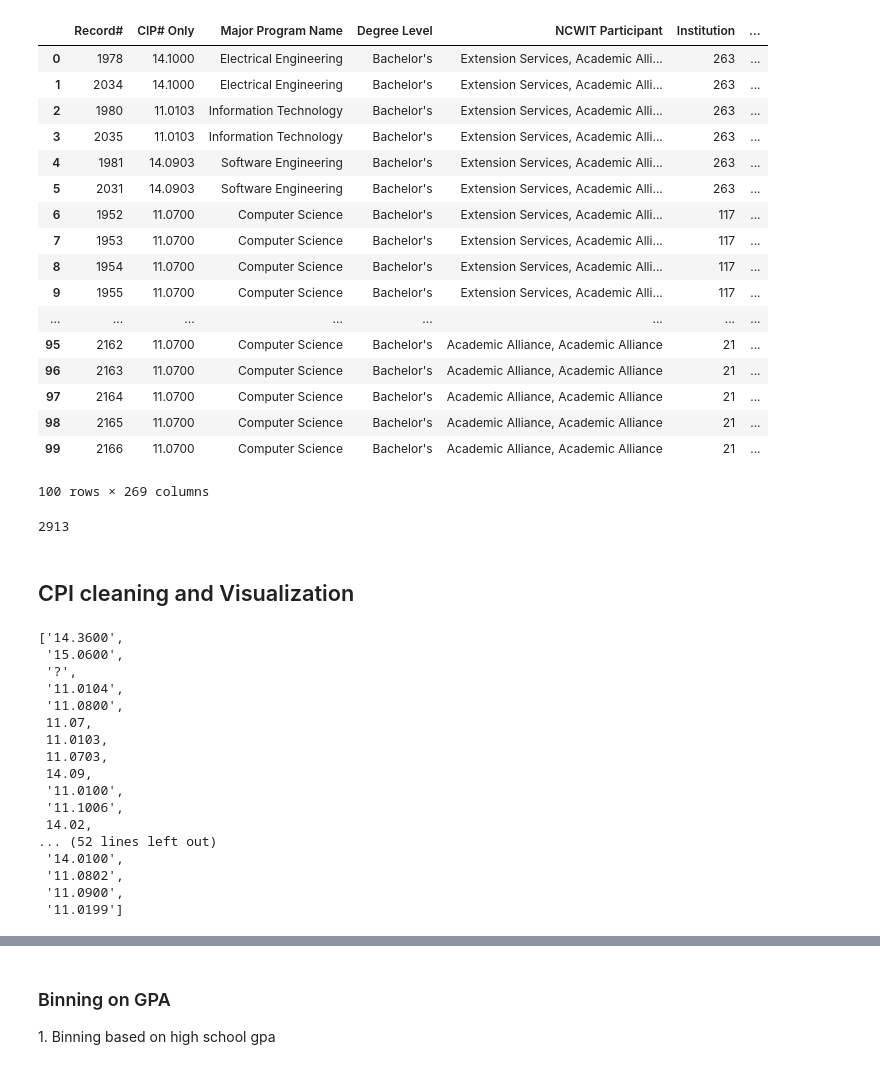
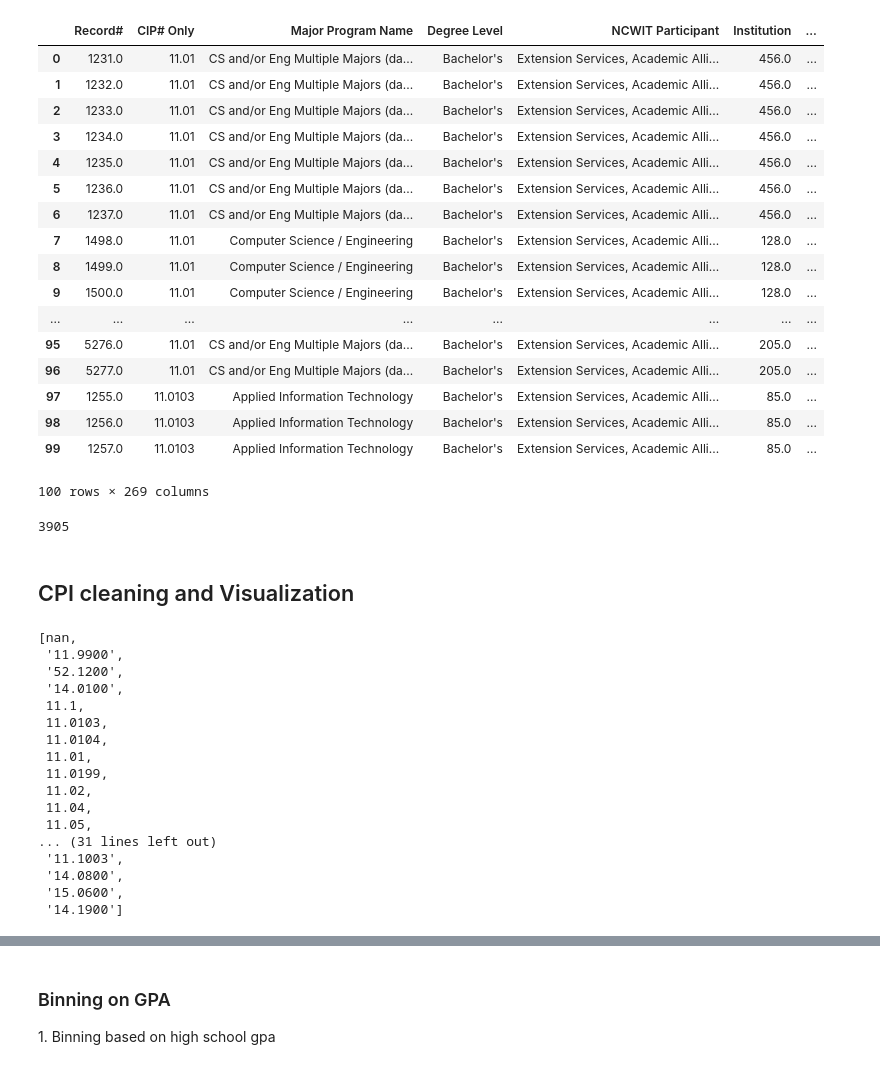
Before and after one commit to INFO-4602-5602/project-2-ncwit-team-9, a Jupyter notebook: Data_Cleaning.ipynb, the cells around one changed output, grey strips where cells are left out. Drawn from its saved outputs; the diff is of its cells as text; code cells hidden in the pictures.

```diff
--- a/Data_Cleaning.ipynb
+++ b/Data_Cleaning.ipynb
@@ -9,55 +9,55 @@ import math
 %matplotlib inline
 # %%
 #reading the file
-df = pd.read_csv("NCWIT-TrackingToolData-Scrubbed.csv")
+df = pd.read_csv("data/bin.csv")
 df.head(100)
 # %% [output]
 |  | Record# | CIP# Only | Major Program Name | Degree Level | NCWIT Participant | Institution | ... |
-| 0 | 1978 | 14.1000 | Electrical Engineering | Bachelor's | Extension Services, Academic Alli... | 263 | ... |
-| 1 | 2034 | 14.1000 | Electrical Engineering | Bachelor's | Extension Services, Academic Alli... | 263 | ... |
-| 2 | 1980 | 11.0103 | Information Technology | Bachelor's | Extension Services, Academic Alli... | 263 | ... |
-| 3 | 2035 | 11.0103 | Information Technology | Bachelor's | Extension Services, Academic Alli... | 263 | ... |
-| 4 | 1981 | 14.0903 | Software Engineering | Bachelor's | Extension Services, Academic Alli... | 263 | ... |
-| 5 | 2031 | 14.0903 | Software Engineering | Bachelor's | Extension Services, Academic Alli... | 263 | ... |
-| 6 | 1952 | 11.0700 | Computer Science | Bachelor's | Extension Services, Academic Alli... | 117 | ... |
-| 7 | 1953 | 11.0700 | Computer Science | Bachelor's | Extension Services, Academic Alli... | 117 | ... |
-| 8 | 1954 | 11.0700 | Computer Science | Bachelor's | Extension Services, Academic Alli... | 117 | ... |
-| 9 | 1955 | 11.0700 | Computer Science | Bachelor's | Extension Services, Academic Alli... | 117 | ... |
+| 0 | 1231.0 | 11.01 | CS and/or Eng Multiple Majors (da... | Bachelor's | Extension Services, Academic Alli... | 456.0 | ... |
+| 1 | 1232.0 | 11.01 | CS and/or Eng Multiple Majors (da... | Bachelor's | Extension Services, Academic Alli... | 456.0 | ... |
+| 2 | 1233.0 | 11.01 | CS and/or Eng Multiple Majors (da... | Bachelor's | Extension Services, Academic Alli... | 456.0 | ... |
+| 3 | 1234.0 | 11.01 | CS and/or Eng Multiple Majors (da... | Bachelor's | Extension Services, Academic Alli... | 456.0 | ... |
+| 4 | 1235.0 | 11.01 | CS and/or Eng Multiple Majors (da... | Bachelor's | Extension Services, Academic Alli... | 456.0 | ... |
+| 5 | 1236.0 | 11.01 | CS and/or Eng Multiple Majors (da... | Bachelor's | Extension Services, Academic Alli... | 456.0 | ... |
+| 6 | 1237.0 | 11.01 | CS and/or Eng Multiple Majors (da... | Bachelor's | Extension Services, Academic Alli... | 456.0 | ... |
+| 7 | 1498.0 | 11.01 | Computer Science / Engineering | Bachelor's | Extension Services, Academic Alli... | 128.0 | ... |
+| 8 | 1499.0 | 11.01 | Computer Science / Engineering | Bachelor's | Extension Services, Academic Alli... | 128.0 | ... |
+| 9 | 1500.0 | 11.01 | Computer Science / Engineering | Bachelor's | Extension Services, Academic Alli... | 128.0 | ... |
 | ... | ... | ... | ... | ... | ... | ... | ... |
-| 95 | 2162 | 11.0700 | Computer Science | Bachelor's | Academic Alliance, Academic Alliance | 21 | ... |
-| 96 | 2163 | 11.0700 | Computer Science | Bachelor's | Academic Alliance, Academic Alliance | 21 | ... |
-| 97 | 2164 | 11.0700 | Computer Science | Bachelor's | Academic Alliance, Academic Alliance | 21 | ... |
-| 98 | 2165 | 11.0700 | Computer Science | Bachelor's | Academic Alliance, Academic Alliance | 21 | ... |
-| 99 | 2166 | 11.0700 | Computer Science | Bachelor's | Academic Alliance, Academic Alliance | 21 | ... |
+| 95 | 5276.0 | 11.01 | CS and/or Eng Multiple Majors (da... | Bachelor's | Extension Services, Academic Alli... | 205.0 | ... |
+| 96 | 5277.0 | 11.01 | CS and/or Eng Multiple Majors (da... | Bachelor's | Extension Services, Academic Alli... | 205.0 | ... |
+| 97 | 1255.0 | 11.0103 | Applied Information Technology | Bachelor's | Extension Services, Academic Alli... | 85.0 | ... |
+| 98 | 1256.0 | 11.0103 | Applied Information Technology | Bachelor's | Extension Services, Academic Alli... | 85.0 | ... |
+| 99 | 1257.0 | 11.0103 | Applied Information Technology | Bachelor's | Extension Services, Academic Alli... | 85.0 | ... |
 100 rows × 269 columns
 # %%
 number_records = len(df)
 number_records
 # %% [output]
-2913
+3905
 # %% [markdown]
 <h2>CPI cleaning and Visualization </h2>
 # %%
 list(set(df["CIP# Only"]))
 #so it has a mix of string and float
 # %% [output]
-['14.3600',
+[nan,
+ '11.9900',
+ '52.1200',
+ '14.0100',
+ 11.1,
+ 11.0103,
+ 11.0104,
+ 11.01,
+ 11.0199,
+ 11.02,
+ 11.04,
+ 11.05,
+... (31 lines left out)
+ '11.1003',
+ '14.0800',
  '15.0600',
- '?',
- '11.0104',
- '11.0800',
- 11.07,
- 11.0103,
- 11.0703,
- 14.09,
- '11.0100',
- '11.1006',
- 14.02,
-... (52 lines left out)
- '14.0100',
- '11.0802',
- '11.0900',
- '11.0199']
+ '14.1900']
 # %%
 df = df[df["CIP# Only"] != '?']
 
```
Also changed, not shown: parts of 10 cells of this notebook, 6 other files.
